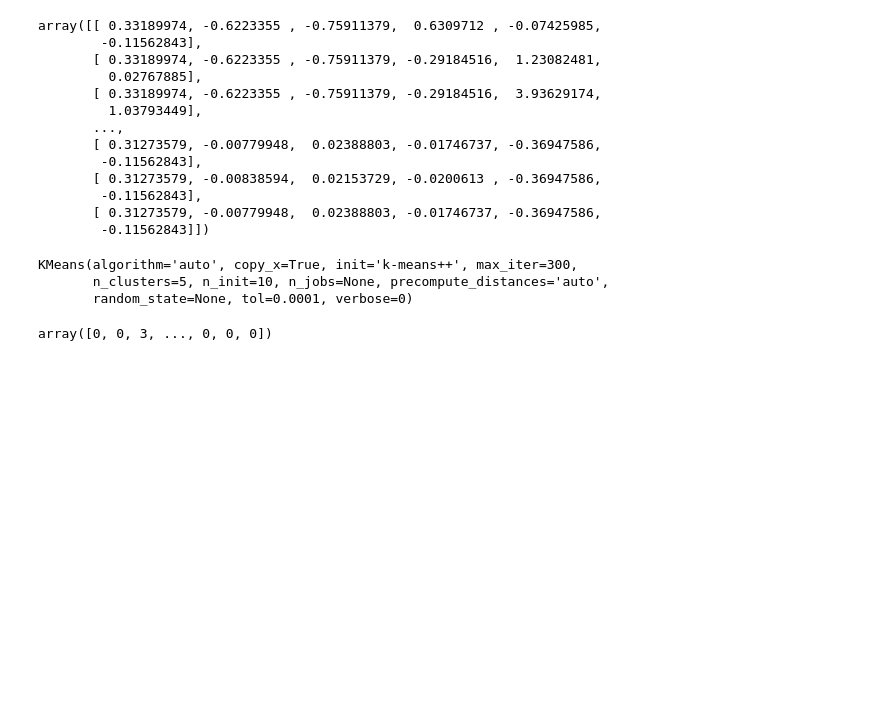
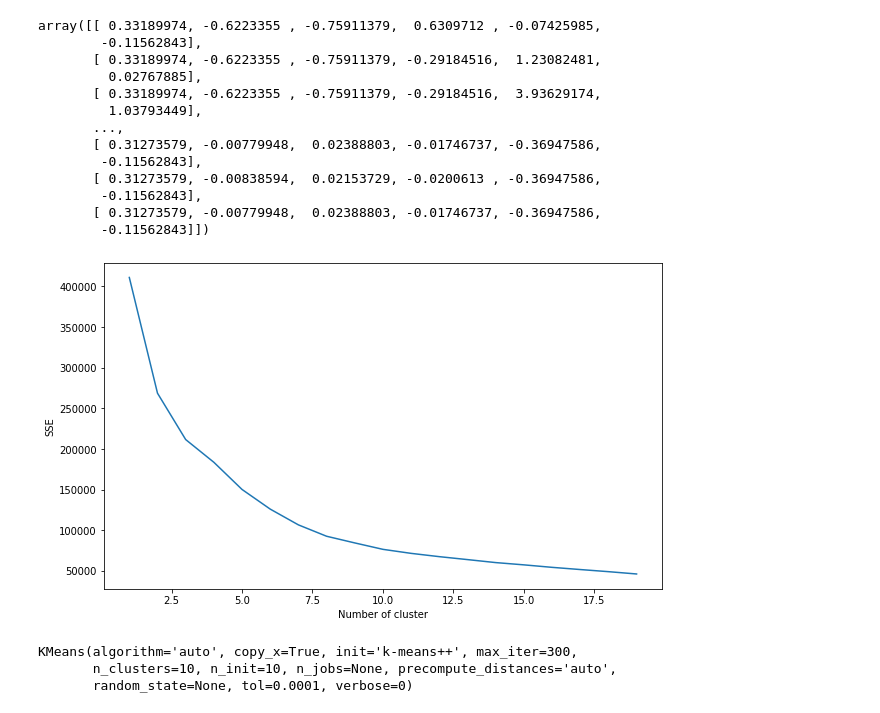
Before and after one commit to jmlasalle/water-risk-classification, a Jupyter notebook: Modeling.ipynb, the cells around one changed output. Saved outputs shown, nothing was run; the diff lists cells and outputs as text; code cells hidden in the pictures; blank space fills up the shorter version.

```diff
--- a/Modeling.ipynb
+++ b/Modeling.ipynb
@@ -164,16 +164,25 @@ array([[ 0.33189974, -0.6223355 , -0.75911379,  0.6309712 , -0.07425985,
         -0.11562843],
        [ 0.31273579, -0.00779948,  0.02388803, -0.01746737, -0.36947586,
         -0.11562843]])
+# %%
+sse = {}
+for k in range(1, 20):
+    kmeans = KMeans(n_clusters=k, max_iter=1000).fit(physical_risk_scaled)
+    sse[k] = kmeans.inertia_
+plt.figure()
+plt.plot(list(sse.keys()), list(sse.values()))
+plt.xlabel("Number of cluster")
+plt.ylabel("Sum of squared distance to clusters")
+plt.show()
+# %% [output]
+[figure, added]
 # %%
+kmeans = KMeans(n_clusters = 10)
 kmeans.fit(physical_risk_scaled)
 # %% [output]
 KMeans(algorithm='auto', copy_x=True, init='k-means++', max_iter=300,
-       n_clusters=5, n_init=10, n_jobs=None, precompute_distances='auto',
+       n_clusters=10, n_init=10, n_jobs=None, precompute_distances='auto',
        random_state=None, tol=0.0001, verbose=0)
-# %%
-kmeans.labels_
-# %% [output]
-array([0, 0, 3, ..., 0, 0, 0])
 # %%
 data['PR_labels'] = kmeans.labels_
 data.head(1)
```
Also changed, not shown: parts of 24 cells of this notebook, 3 other files.
